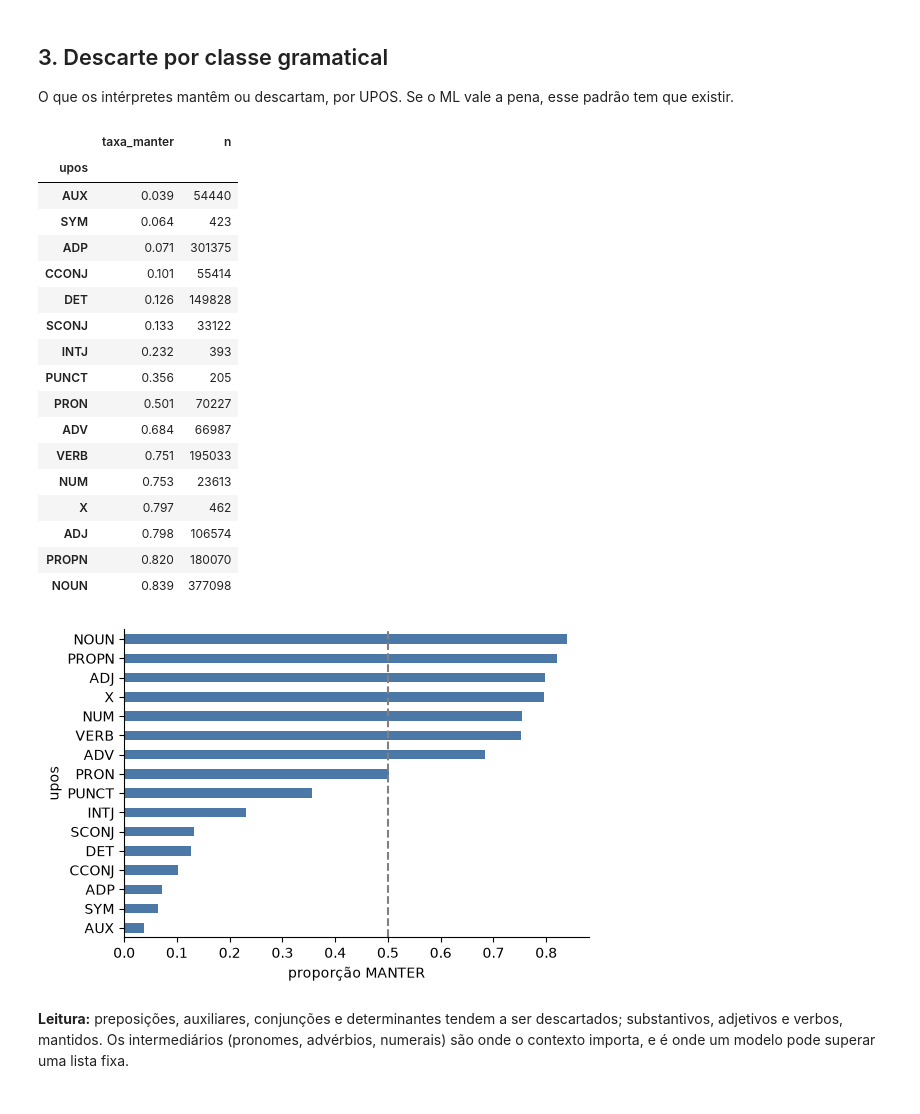
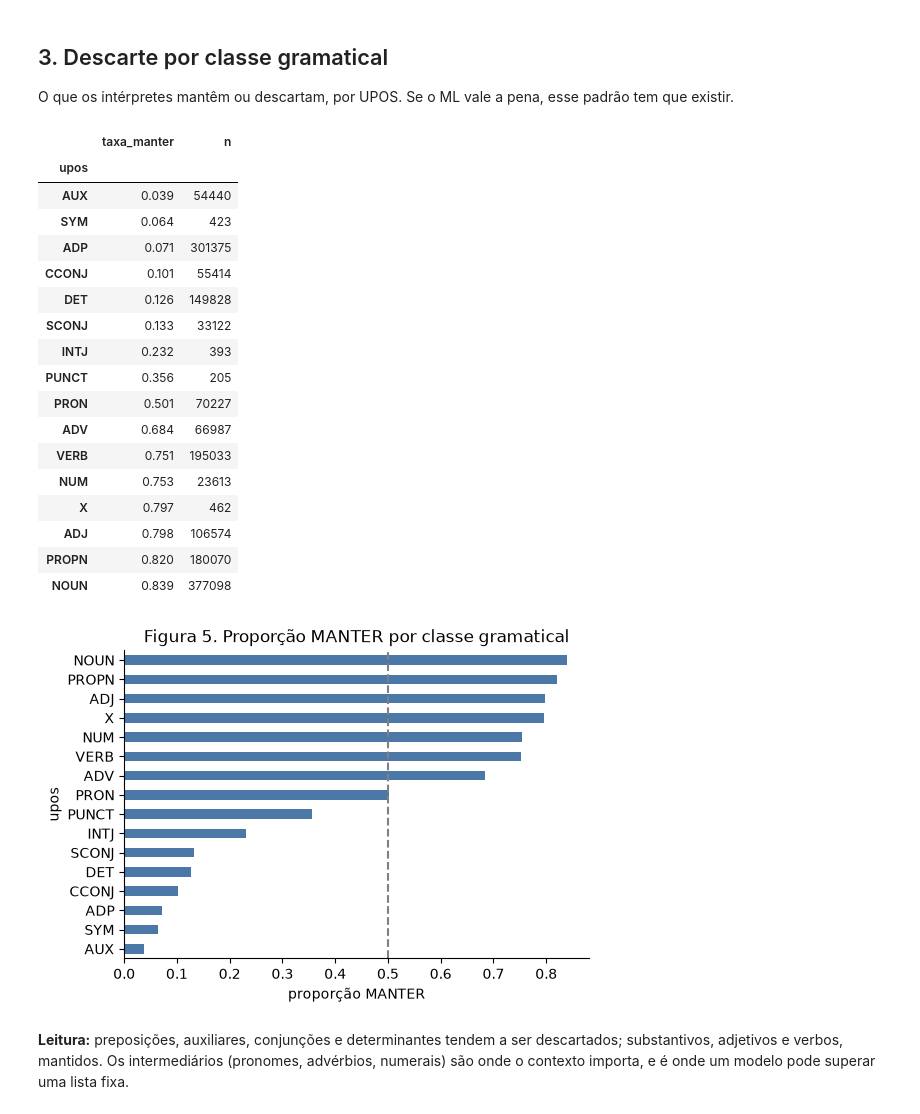
Before and after one commit to Carlosesposito22/Sinaliza, a Jupyter notebook: notebooks/01-eda-vlibrasbd.ipynb, the cells around one changed output. Saved outputs shown, nothing was run; the diff lists cells and outputs as text; code cells hidden in the pictures.

```diff
--- a/notebooks/01-eda-vlibrasbd.ipynb
+++ b/notebooks/01-eda-vlibrasbd.ipynb
@@ -25,6 +25,11 @@ plt.rcParams.update({"figure.dpi": 100, "axes.spines.top": False, "axes.spines.r
 palavras = pd.read_parquet(config.PROCESSED_DIR / "palavras.parquet")
 frases = pd.read_parquet(config.PROCESSED_DIR / "frases.parquet")
 palavras["rotulo_nome"] = palavras["rotulo"].map({1: "MANTER", 0: "DESCARTAR"})
+FIG_DIR = ROOT / "reports" / "figuras"
+FIG_DIR.mkdir(parents=True, exist_ok=True)
+def salvar(nome, fig=None):
+    """Salva a figura atual em reports/figuras/ (para o relatório SBC)."""
+    (fig or plt.gcf()).savefig(FIG_DIR / f"eda-{nome}.png", dpi=200, bbox_inches="tight")
 # %% [markdown]
 ## 1. Tamanho do corpus e das frases
 O artigo do corpus dá em média 12,83 palavras por frase e 7,61 sinais por glosa; conferimos.
@@ -55,0 +135,7 @@ plt.tight_layout()
+# %%
+fig, ax = plt.subplots(figsize=(7, 3.5))
+for dom, cor in [(False, "#4c78a8"), (True, "#f58518")]:
+    frases.loc[frases.governo == dom, "compressao"].clip(upper=1.5).plot.hist(
+        bins=60, alpha=0.55, density=True, ax=ax, color=cor, label="governo" if dom else "geral")
+ax.set_xlabel("sinais ÷ palavras (corte em 1,5)"); ax.set_ylabel("densidade"); ax.legend()
+ax.set_title("Figura 3. Compressão da frase na glosa, por domínio"); salvar("03-compressao-dominio")
@@ -76,27 +166,28 @@ O que os intérpretes mantêm ou descartam, por UPOS. Se o ML vale a pena, esse
 # %%
 por_upos = palavras.groupby("upos")["rotulo"].agg(taxa_manter="mean", n="size").sort_values("taxa_manter")
 por_upos = por_upos[por_upos.n >= 200]
 ax = por_upos["taxa_manter"].plot.barh(figsize=(6, 4), color="#4c78a8"); ax.set_xlabel("proporção MANTER"); ax.axvline(0.5, color="gray", ls="--")
+ax.set_title("Figura 5. Proporção MANTER por classe gramatical"); salvar("05-upos")
 por_upos.round(3)
 # %% [output]
 |  | taxa_manter | n |
 | upos |  |  |
 | AUX | 0.039 | 54440 |
 | SYM | 0.064 | 423 |
 | ADP | 0.071 | 301375 |
 | CCONJ | 0.101 | 55414 |
 | DET | 0.126 | 149828 |
 | SCONJ | 0.133 | 33122 |
 | INTJ | 0.232 | 393 |
 | PUNCT | 0.356 | 205 |
 | PRON | 0.501 | 70227 |
 | ADV | 0.684 | 66987 |
 | VERB | 0.751 | 195033 |
 | NUM | 0.753 | 23613 |
 | X | 0.797 | 462 |
 | ADJ | 0.798 | 106574 |
 | PROPN | 0.820 | 180070 |
 | NOUN | 0.839 | 377098 |
-[figure, old version]
+[figure, new version]
 # %% [markdown]
 **Leitura:** preposições, auxiliares, conjunções e determinantes tendem a ser descartados; substantivos, adjetivos e verbos, mantidos. Os intermediários (pronomes, advérbios, numerais) são onde o contexto importa, e é onde um modelo pode superar uma lista fixa.
```
Also changed, not shown: parts of 25 cells of this notebook, 9 other files.
